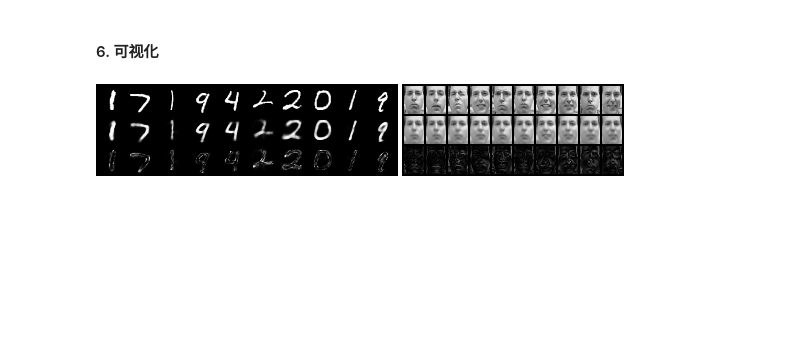
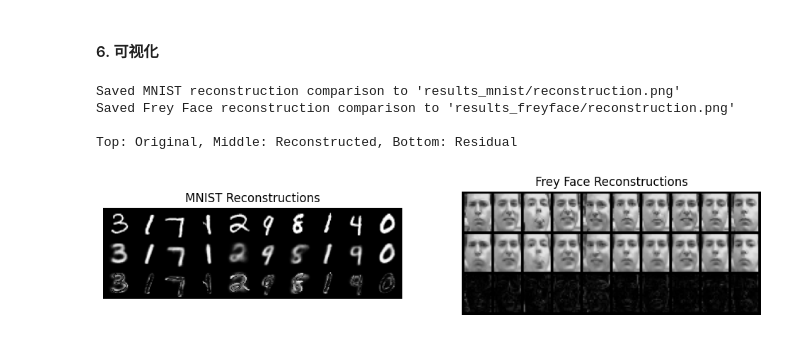
Before and after one commit to J1angYu/vae_demo, a Jupyter notebook: vae_demo.ipynb, the cells around one changed output. Cells and saved outputs as stored; diff of their text form; code cells hidden in the pictures; blank space fills up the shorter version.

Commit message:
add gaussian reconstruction loss, z_dim=4, visualize generated samples

```diff
--- a/vae_demo.ipynb
+++ b/vae_demo.ipynb
@@ -123,14 +151,20 @@ frey_loader = DataLoader(frey_dataset, batch_size=CONFIG['batch_size'], shuffle=
 model_frey = VAE_Gaussian().to(device)
 optimizer_frey = optim.Adam(model_frey.parameters(), lr=CONFIG['lr'])
 print("\n--- Training VAE on Frey Face ---")
+
 for epoch in range(1, CONFIG['epochs_frey'] + 1):
     model_frey.train()
+    total_loss = 0
     for data, in frey_loader:
         data = data.to(device)
         optimizer_frey.zero_grad()
-        recon_batch, mu, logvar = model_frey(data)
-        loss = loss_function_mse(recon_batch, data, mu, logvar)
+        # Unpack the mean and log-variance from the model output
+        (recon_mean, recon_logvar), mu, logvar = model_frey(data)
+        loss = loss_function_gaussian(recon_mean, recon_logvar, data, mu, logvar)
         loss.backward()
+        total_loss += loss.item()
         optimizer_frey.step()
-    if epoch % 10 == 0:
-        print(f'Epoch: {epoch}, Loss: {loss.item() / len(data):.4f}')
+
+    if epoch % 10 == 0 or epoch == CONFIG['epochs_frey']:
+        avg_loss = total_loss / len(frey_loader.dataset)
+        print(f'Epoch: {epoch}, Average Loss: {avg_loss:.4f}')
@@ -137,36 +189,45 @@ for epoch in range(1, CONFIG['epochs_frey'] + 1):
 # %% [markdown]
 #### 6. 可视化
 # %%
+model_mnist.eval()
+model_frey.eval()
+
 # MNIST 结果可视化
 data_batch, _ = next(iter(mnist_test_loader))
-indices = torch.randperm(data_batch.size(0))[:10]
-samples_X = data_batch[indices].to(device)
+samples_X = data_batch[:10].to(device)
 recon_X, _, _ = model_mnist(samples_X)
 recon_X_reshaped = recon_X.view(10, 1, 28, 28)
 residual = torch.abs(samples_X - recon_X_reshaped)
-comparison = torch.cat([samples_X,
-                        recon_X_reshaped,
-                        residual])
-save_image(comparison.cpu(),
-            'results_mnist/results_mnist.png',
-            nrow=10)
-print("Saved MNIST originals, reconstructions, and residuals to 'results_mnist/results_mnist.png'")
+comparison = torch.cat([samples_X, recon_X_reshaped, residual])
+save_image(comparison.cpu(), 'results_mnist/reconstruction.png', nrow=10)
+print("Saved MNIST reconstruction comparison to 'results_mnist/reconstruction.png'")
 
 # Frey Face 结果可视化
 data_batch, = next(iter(frey_loader))
-indices = torch.randperm(data_batch.size(0))[:10]
-samples_X = data_batch[indices].to(device)
-recon_X, _, _ = model_frey(samples_X)
+samples_X = data_batch[:10].to(device)
+# Unpack the mean from the model output for visualization
+(recon_X_mean, _), _, _ = model_frey(samples_X)
 img_shape = (28, 20)
-recon_X_reshaped = recon_X.view(10, 1, *img_shape)
-residual = torch.abs(samples_X.view(10, 1, *img_shape) - recon_X_reshaped)
-comparison = torch.cat([samples_X.view(10, 1, *img_shape),
-                        recon_X_reshaped,
-                        residual])
-save_image(comparison.cpu(),
-            'results_freyface/results_freyface.png',
-            nrow=10)
-print("Saved Frey Face originals, reconstructions, and residuals to 'results_freyface/results_freyface.png'")
+recon_X_reshaped = recon_X_mean.view(10, 1, *img_shape)
+samples_X_reshaped = samples_X.view(10, 1, *img_shape)
+residual = torch.abs(samples_X_reshaped - recon_X_reshaped)
+comparison = torch.cat([samples_X_reshaped, recon_X_reshaped, residual])
+save_image(comparison.cpu(), 'results_freyface/reconstruction.png', nrow=10)
+print("Saved Frey Face reconstruction comparison to 'results_freyface/reconstruction.png'")
+
+# Display results in notebook
+print("\nTop: Original, Middle: Reconstructed, Bottom: Residual")
+fig, axes = plt.subplots(1, 2, figsize=(12, 6))
+axes[0].imshow(plt.imread('results_mnist/reconstruction.png'))
+axes[0].set_title('MNIST Reconstructions')
+axes[0].axis('off')
+axes[1].imshow(plt.imread('results_freyface/reconstruction.png'))
+axes[1].set_title('Frey Face Reconstructions')
+axes[1].axis('off')
+plt.show()
+# %% [output]
+Saved MNIST reconstruction comparison to 'results_mnist/reconstruction.png'
+Saved Frey Face reconstruction comparison to 'results_freyface/reconstruction.png'
+
+Top: Original, Middle: Reconstructed, Bottom: Residual
+[figure, added]
-# %% [markdown]
-![results_mnist.png](attachment:results_mnist.png)
-![results_freyface.png](attachment:results_freyface.png)
```
Also changed, not shown: parts of 5 cells of this notebook, 9 other files.
